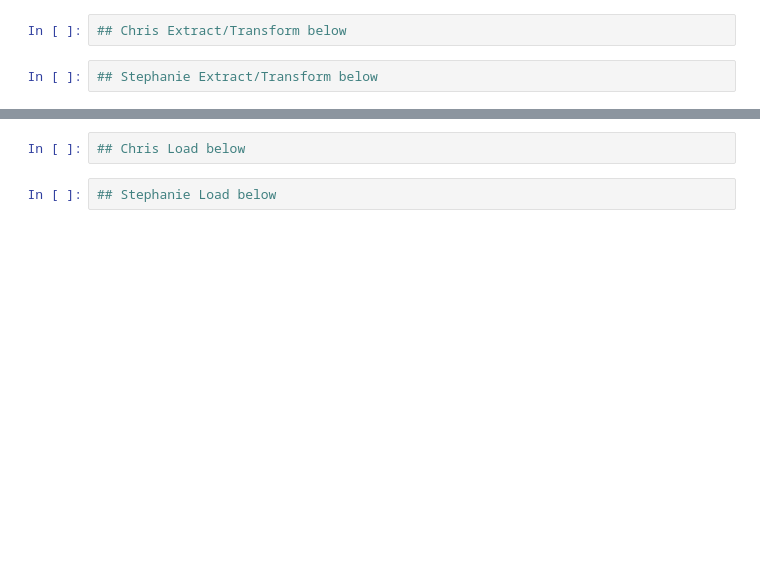
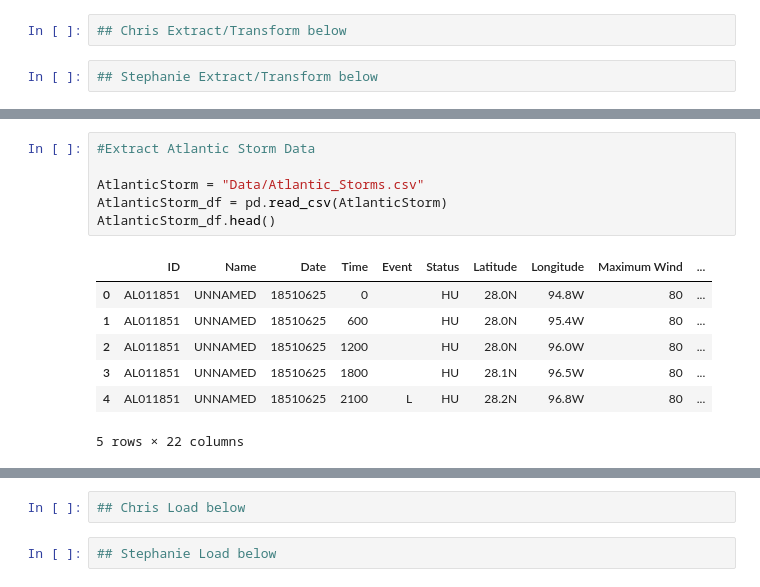
Before and after one commit to Survifit/ETLProject, a Jupyter notebook: Hartje_Howard_ETLProject.ipynb, the cells around one changed output, grey strips where cells are left out. Cells and saved outputs as stored; diff of their text form; blank space fills up the shorter version.

```diff
--- a/Hartje_Howard_ETLProject.ipynb
+++ b/Hartje_Howard_ETLProject.ipynb
@@ -11,0 +24,14 @@ import requests
+# %%
+#Extract Atlantic Storm Data
+
+AtlanticStorm = "Data/Atlantic_Storms.csv"
+AtlanticStorm_df = pd.read_csv(AtlanticStorm)
+AtlanticStorm_df.head()
+# %% [output]
+|  | ID | Name | Date | Time | Event | Status | Latitude | Longitude | Maximum Wind | ... |
+| 0 | AL011851 | UNNAMED | 18510625 | 0 |  | HU | 28.0N | 94.8W | 80 | ... |
+| 1 | AL011851 | UNNAMED | 18510625 | 600 |  | HU | 28.0N | 95.4W | 80 | ... |
+| 2 | AL011851 | UNNAMED | 18510625 | 1200 |  | HU | 28.0N | 96.0W | 80 | ... |
+| 3 | AL011851 | UNNAMED | 18510625 | 1800 |  | HU | 28.1N | 96.5W | 80 | ... |
+| 4 | AL011851 | UNNAMED | 18510625 | 2100 | L | HU | 28.2N | 96.8W | 80 | ... |
+5 rows × 22 columns
```
Also changed, not shown: parts of 12 cells of this notebook, 2 other files.
